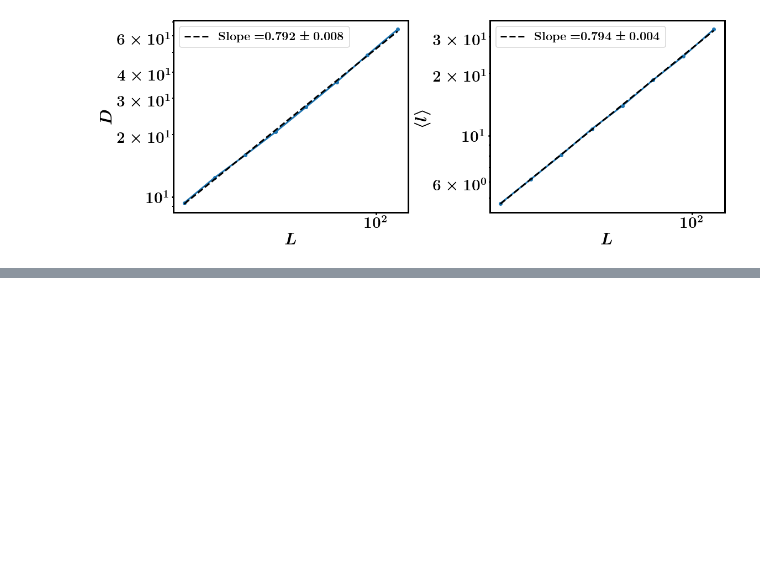
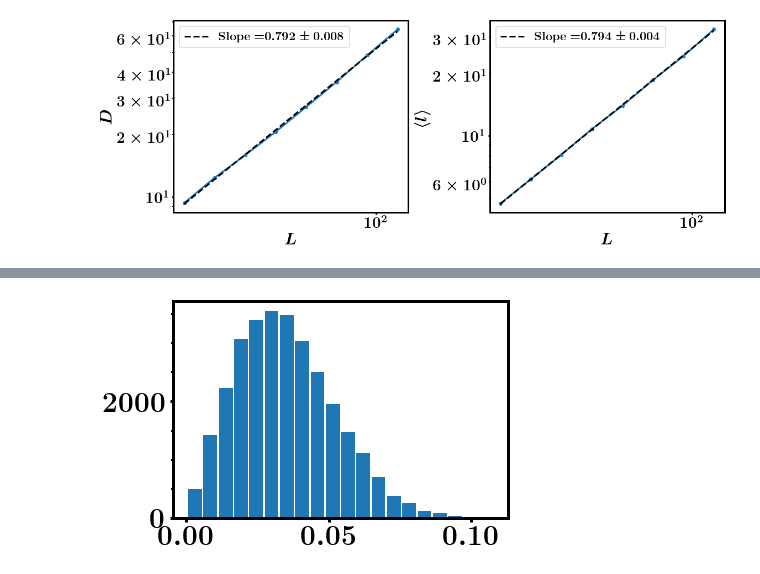
Before and after one commit to nahuelalmeira/dismantlingScaling, a Jupyter notebook: python/Spatial_nets_properties.ipynb, the cells around one changed output, grey strips where cells are left out. Drawn from its saved outputs; the diff is of its cells as text; code cells hidden in the pictures; blank space fills up the shorter version.

```diff
--- a/python/Spatial_nets_properties.ipynb
+++ b/python/Spatial_nets_properties.ipynb
@@ -94,0 +148,8 @@ plt.show()
+# %%
+fig, ax = plt.subplots()
+
+ax.hist(edge_weights[edge_weights < 0.5], bins=20, rwidth=0.9)
+
+plt.show()
+# %% [output]
+[figure, added]
```
Also changed, not shown: parts of 7 cells of this notebook, 10 other files.
